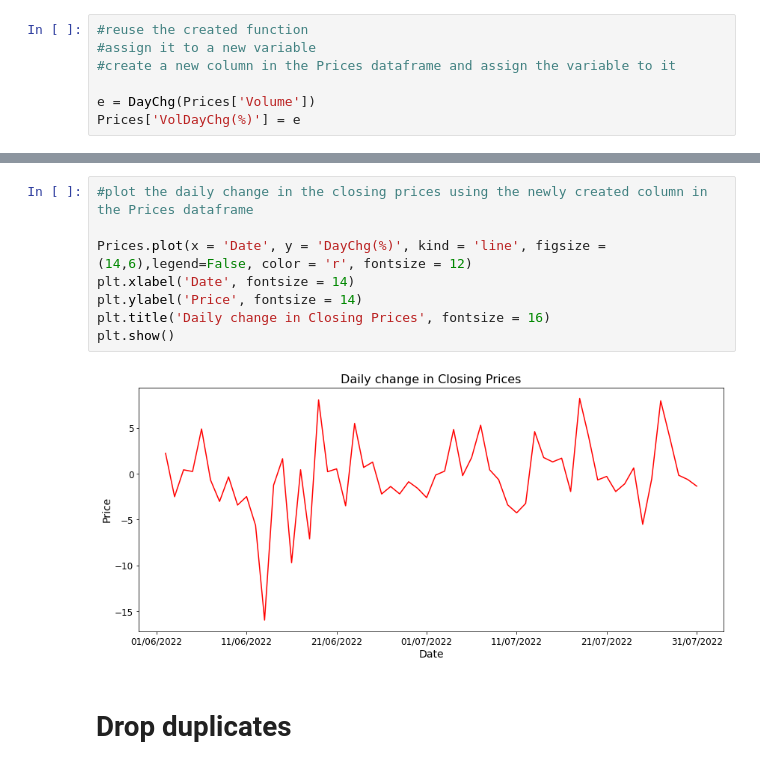
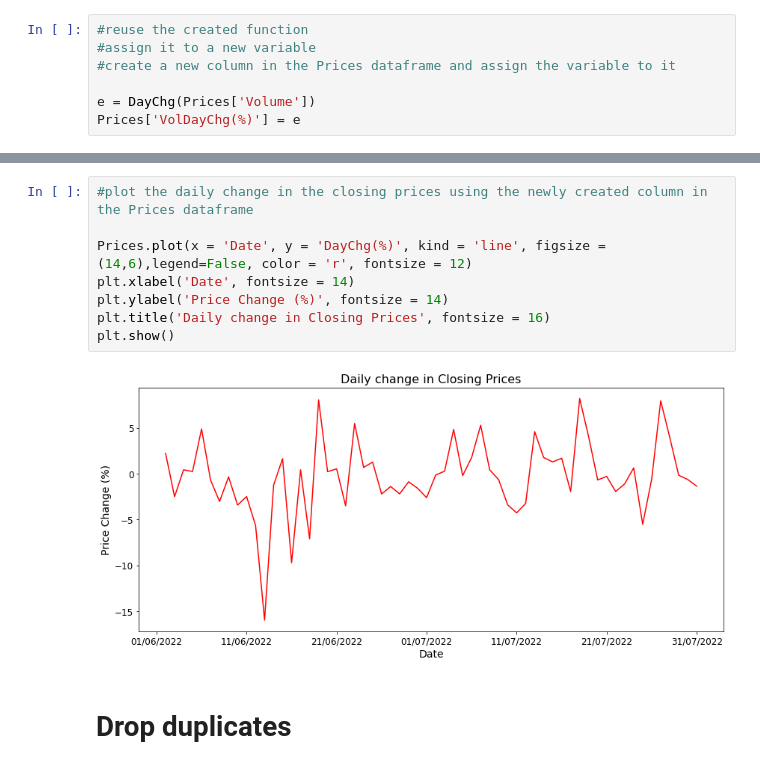
Before and after one commit to spag28/UCDPA_BethCartledge, a Jupyter notebook: Project.ipynb, the cells around one changed output, grey strips where cells are left out. Drawn from its saved outputs; the diff is of its cells as text.

```diff
--- a/Project.ipynb
+++ b/Project.ipynb
@@ -395,13 +400,13 @@ Prices.head()
 # %%
 #plot the daily change in the closing prices using the newly created column in the Prices dataframe
 
 Prices.plot(x = 'Date', y = 'DayChg(%)', kind = 'line', figsize = (14,6),legend=False, color = 'r', fontsize = 12)
 plt.xlabel('Date', fontsize = 14)
-plt.ylabel('Price', fontsize = 14)
+plt.ylabel('Price Change (%)', fontsize = 14)
 plt.title('Daily change in Closing Prices', fontsize = 16)
 plt.show()
 # %% [output]
-[figure, old version]
+[figure, new version]
 # %% [markdown]
 # Drop duplicates
 # %%
```
Also changed, not shown: parts of 18 cells of this notebook.
